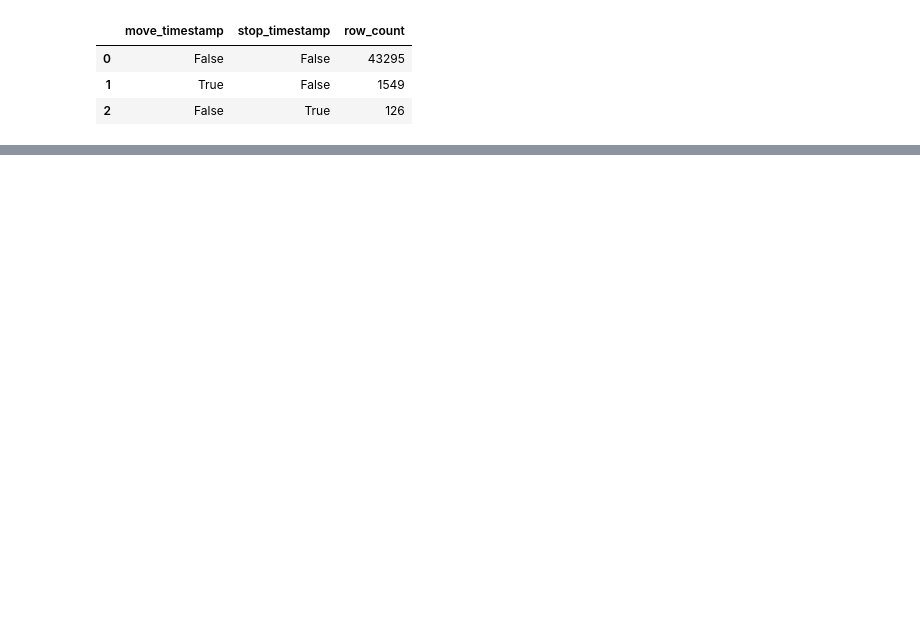
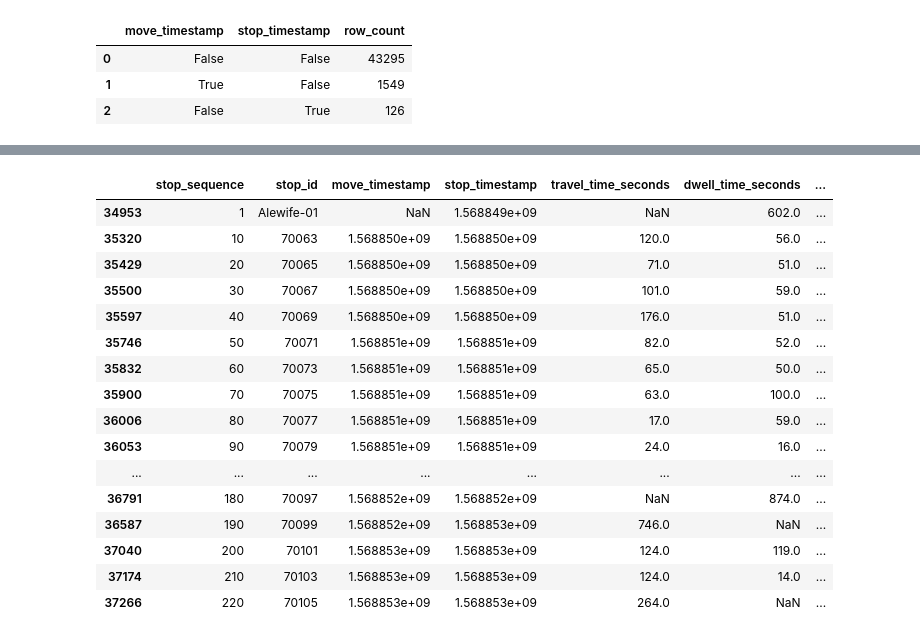
Before and after one commit to rahulcommit/mbta-subway-delay-analysis, a Jupyter notebook: notebooks/01_data_profile.ipynb, the cells around one changed output, grey strips where cells are left out. Cells and saved outputs as stored; diff of their text form; code cells hidden in the pictures; blank space fills up the shorter version.

Commit message:
Complete dwell time missingness analysis

```diff
--- a/notebooks/01_data_profile.ipynb
+++ b/notebooks/01_data_profile.ipynb
@@ -232,0 +626,30 @@ timestamp_missing_profile
+# %%
+df[df["trip_id"] == "41527514"][
+    [
+        "stop_sequence",
+        "stop_id",
+        "move_timestamp",
+        "stop_timestamp",
+        "travel_time_seconds",
+        "dwell_time_seconds",
+        "scheduled_travel_time",
+    ]
+].sort_values("stop_sequence")
+# %% [output]
+|  | stop_sequence | stop_id | move_timestamp | stop_timestamp | travel_time_seconds | dwell_time_seconds | ... |
+| 34953 | 1 | Alewife-01 | NaN | 1.568849e+09 | NaN | 602.0 | ... |
+| 35320 | 10 | 70063 | 1.568850e+09 | 1.568850e+09 | 120.0 | 56.0 | ... |
+| 35429 | 20 | 70065 | 1.568850e+09 | 1.568850e+09 | 71.0 | 51.0 | ... |
+| 35500 | 30 | 70067 | 1.568850e+09 | 1.568850e+09 | 101.0 | 59.0 | ... |
+| 35597 | 40 | 70069 | 1.568850e+09 | 1.568850e+09 | 176.0 | 51.0 | ... |
+| 35746 | 50 | 70071 | 1.568851e+09 | 1.568851e+09 | 82.0 | 52.0 | ... |
+| 35832 | 60 | 70073 | 1.568851e+09 | 1.568851e+09 | 65.0 | 50.0 | ... |
+| 35900 | 70 | 70075 | 1.568851e+09 | 1.568851e+09 | 63.0 | 100.0 | ... |
+| 36006 | 80 | 70077 | 1.568851e+09 | 1.568851e+09 | 17.0 | 59.0 | ... |
+| 36053 | 90 | 70079 | 1.568851e+09 | 1.568851e+09 | 24.0 | 16.0 | ... |
+| ... | ... | ... | ... | ... | ... | ... | ... |
+| 36791 | 180 | 70097 | 1.568852e+09 | 1.568852e+09 | NaN | 874.0 | ... |
+| 36587 | 190 | 70099 | 1.568852e+09 | 1.568853e+09 | 746.0 | NaN | ... |
+| 37040 | 200 | 70101 | 1.568853e+09 | 1.568853e+09 | 124.0 | 119.0 | ... |
+| 37174 | 210 | 70103 | 1.568853e+09 | 1.568853e+09 | 124.0 | 14.0 | ... |
+| 37266 | 220 | 70105 | 1.568853e+09 | 1.568853e+09 | 264.0 | NaN | ... |
```
Also changed, not shown: parts of 70 cells of this notebook.
